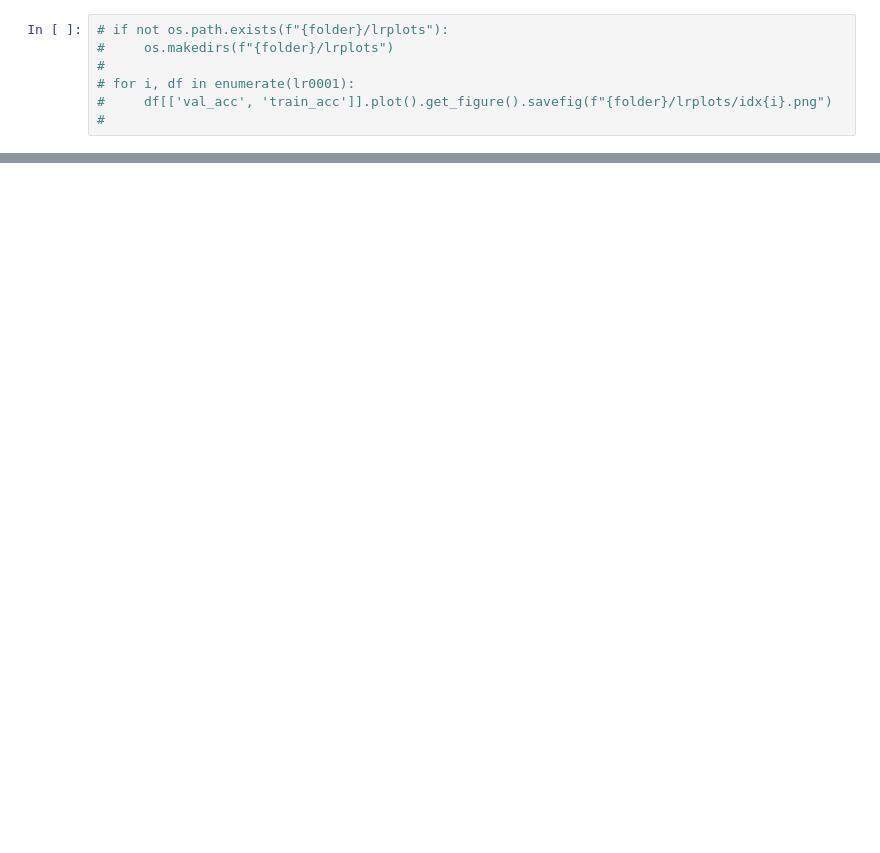
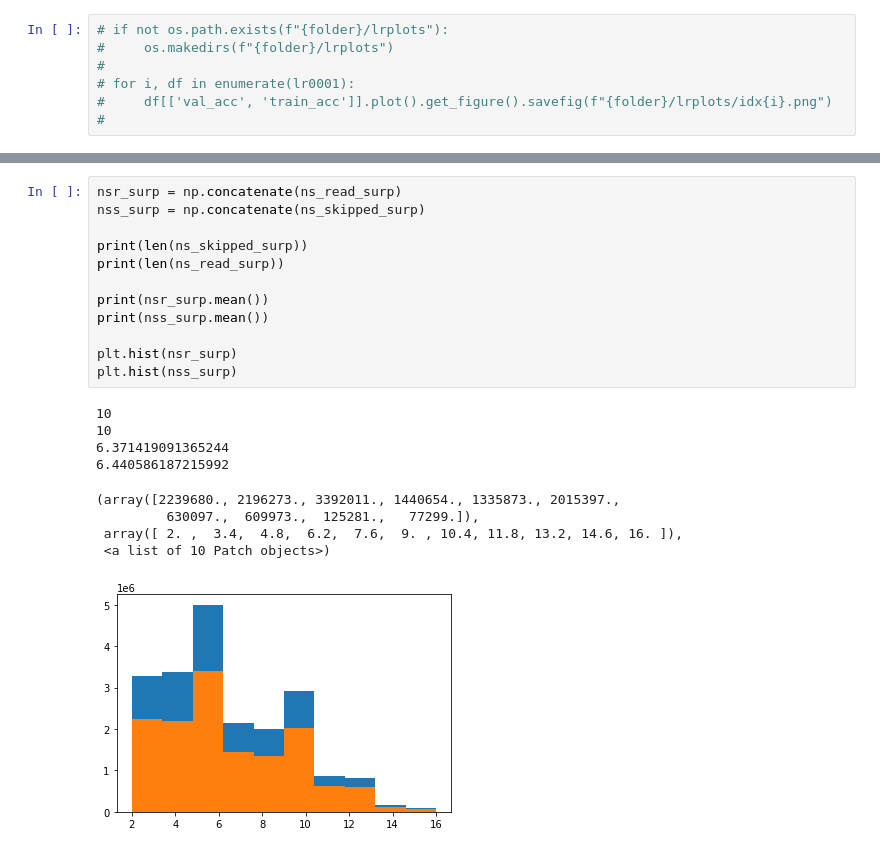
Before and after one commit to EmyArts/skiprnn-2017-telecombcn, a Jupyter notebook: src/postprocessing.ipynb, the cells around one changed output, grey strips where cells are left out. Drawn from its saved outputs; the diff is of its cells as text; blank space fills up the shorter version.

```diff
--- a/src/postprocessing.ipynb
+++ b/src/postprocessing.ipynb
@@ -223,0 +279,22 @@ best_df.sort_values(by='val_acc')
+# %%
+nsr_surp = np.concatenate(ns_read_surp)
+nss_surp = np.concatenate(ns_skipped_surp)
+
+print(len(ns_skipped_surp))
+print(len(ns_read_surp))
+
+print(nsr_surp.mean())
+print(nss_surp.mean())
+
+plt.hist(nsr_surp)
+plt.hist(nss_surp)
+# %% [output]
+10
+10
+6.371419091365244
+6.440586187215992
+(array([2239680., 2196273., 3392011., 1440654., 1335873., 2015397.,
+         630097.,  609973.,  125281.,   77299.]),
+ array([ 2. ,  3.4,  4.8,  6.2,  7.6,  9. , 10.4, 11.8, 13.2, 14.6, 16. ]),
+ <a list of 10 Patch objects>)
+[figure, added]
```
Also changed, not shown: parts of 15 cells of this notebook, 1 other file.
